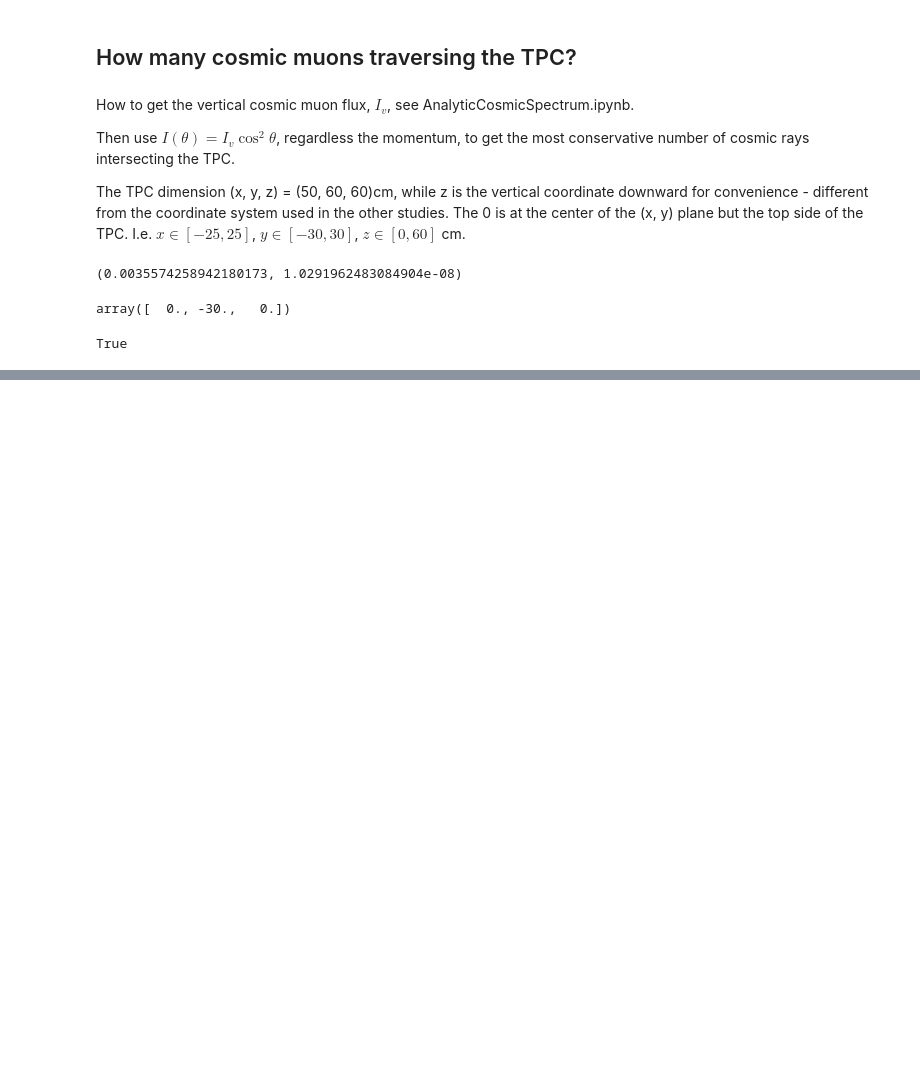
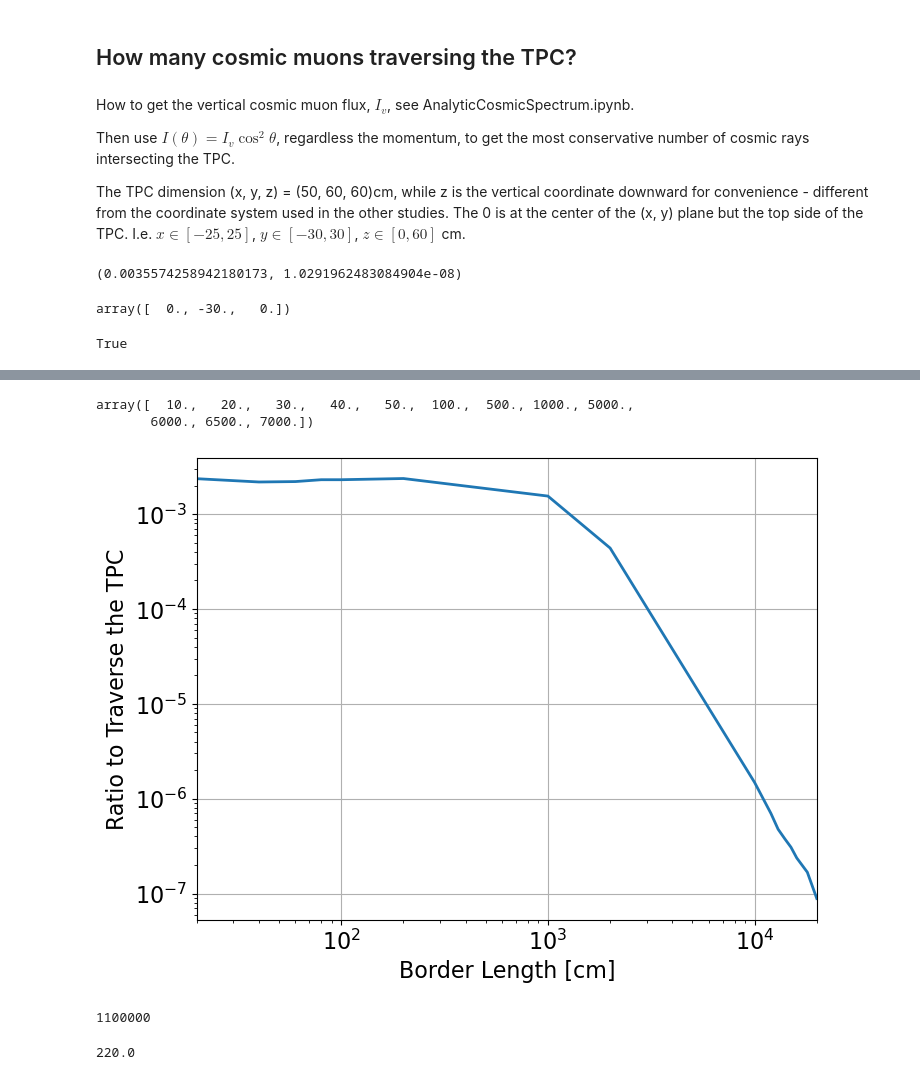
Before and after one commit to yuntsebaryon/SimpleCosmics, a Jupyter notebook: NCosmicsInTPC.ipynb, the cells around one changed output, grey strips where cells are left out. Saved outputs shown, nothing was run; the diff lists cells and outputs as text; code cells hidden in the pictures; blank space fills up the shorter version.

```diff
--- a/NCosmicsInTPC.ipynb
+++ b/NCosmicsInTPC.ipynb
@@ -184 +181,4 @@ with open('nCosmicsInTPC2.npy', 'wb') as f:
     np.save(f, result)
+# %%
+a = np.load('nCosmicsInTPC.npy')
+a
@@ -184,0 +202,34 @@ with open('nCosmicsInTPC2.npy', 'wb') as f:
+# %%
+a[:,0]
+# %% [output]
+array([  10.,   20.,   30.,   40.,   50.,  100.,  500., 1000., 5000.,
+       6000., 6500., 7000.])
+# %%
+fig, ax = plt.subplots( figsize = (8, 6) )
+
+ax.plot(a[:,0]*2, a[:,3], lw = 2 )
+
+ax.set_xlabel( r'Border Length [cm]', fontsize = 16 )
+ax.set_ylabel( r'Ratio to Traverse the TPC', fontsize = 16 )
+ax.tick_params(axis = 'x', labelsize = 16)
+ax.tick_params(axis = 'y', labelsize = 16)
+
+ax.set_xscale('log')
+ax.set_yscale('log')
+ax.set_xlim( [20, 20000])
+# ax.set_ylim( [0, 1.1])
+
+ax.grid(":")
+# ax.legend( fontsize = 16 )
+# %% [output]
+[figure, added]
+# %%
+# Generate 200mx200m area, with the cosmic ray rate 110 Hz/m^2
+110*100**2
+# %% [output]
+1100000
+# %%
+# In 200µs
+110*100**2*2*1e-4
+# %% [output]
+220.0
```
Also changed, not shown: parts of 7 cells of this notebook, 2 other files.
